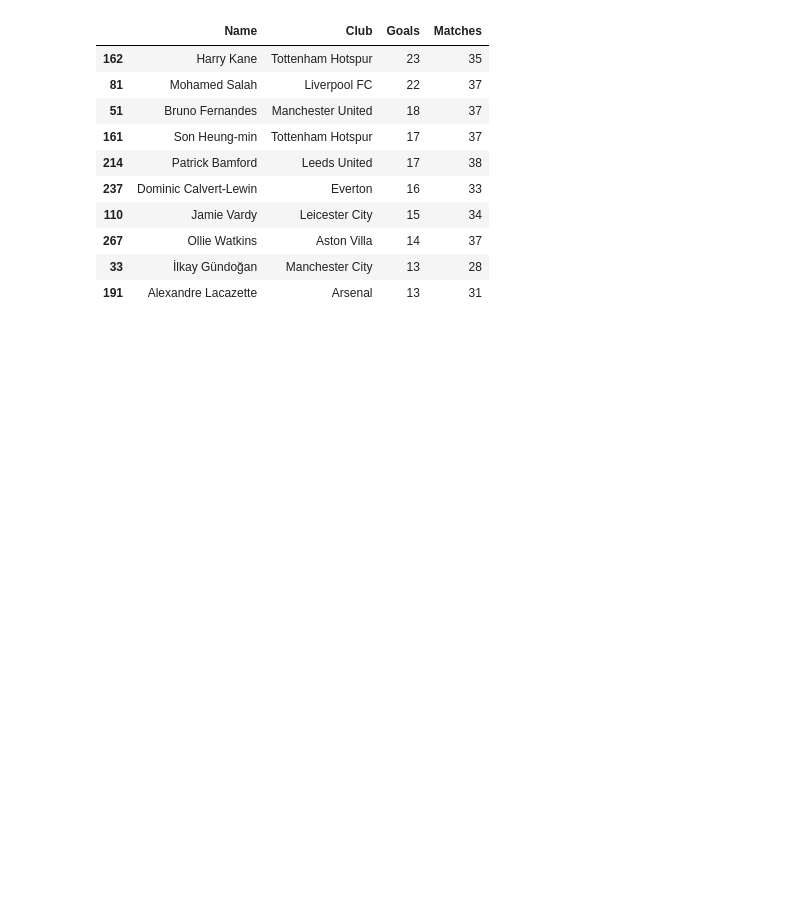
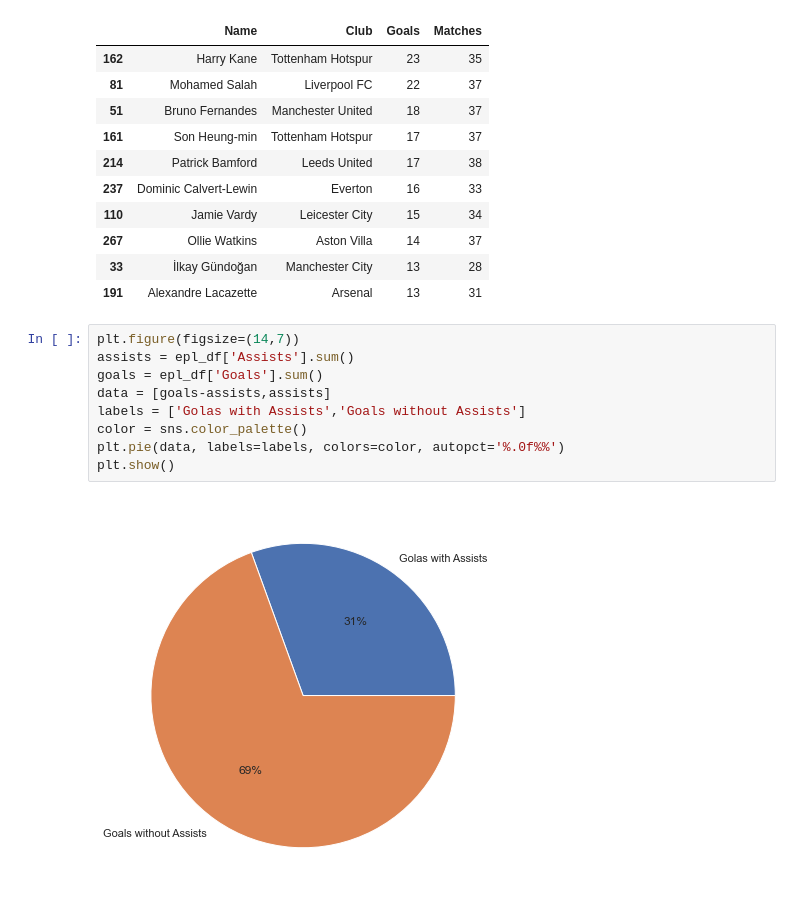
Before and after one commit to Bouaskaoun/football-data-analysis, a Jupyter notebook: main.ipynb, the cells around one changed output. Saved outputs shown, nothing was run; the diff lists cells and outputs as text; blank space fills up the shorter version.

Commit message:
add the most yellow cards and goals with or without assists

```diff
--- a/main.ipynb
+++ b/main.ipynb
@@ -273,3 +273,14 @@ top_10_Goals
 | 267 | Ollie Watkins | Aston Villa | 14 | 37 |
 | 33 | İlkay Gündoğan | Manchester City | 13 | 28 |
 | 191 | Alexandre Lacazette | Arsenal | 13 | 31 |
+# %%
+plt.figure(figsize=(14,7))
+assists = epl_df['Assists'].sum()
+goals = epl_df['Goals'].sum()
+data = [goals-assists,assists]
+labels = ['Golas with Assists','Goals without Assists']
+color = sns.color_palette()
+plt.pie(data, labels=labels, colors=color, autopct='%.0f%%')
+plt.show()
+# %% [output]
+[figure, added]
```
Also changed, not shown: parts of 5 cells of this notebook.
